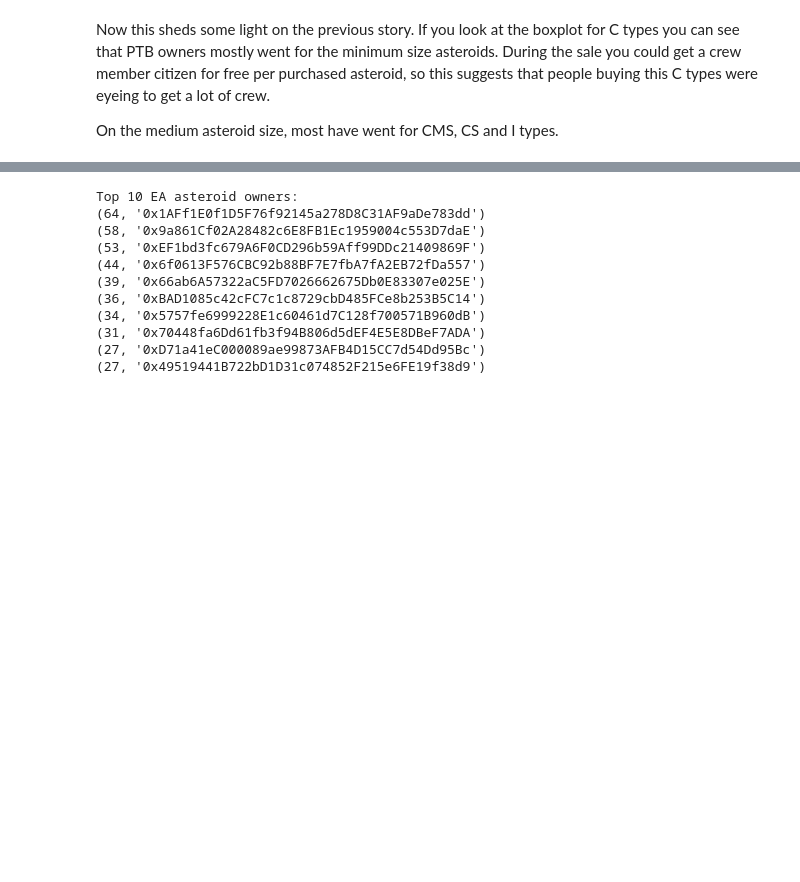
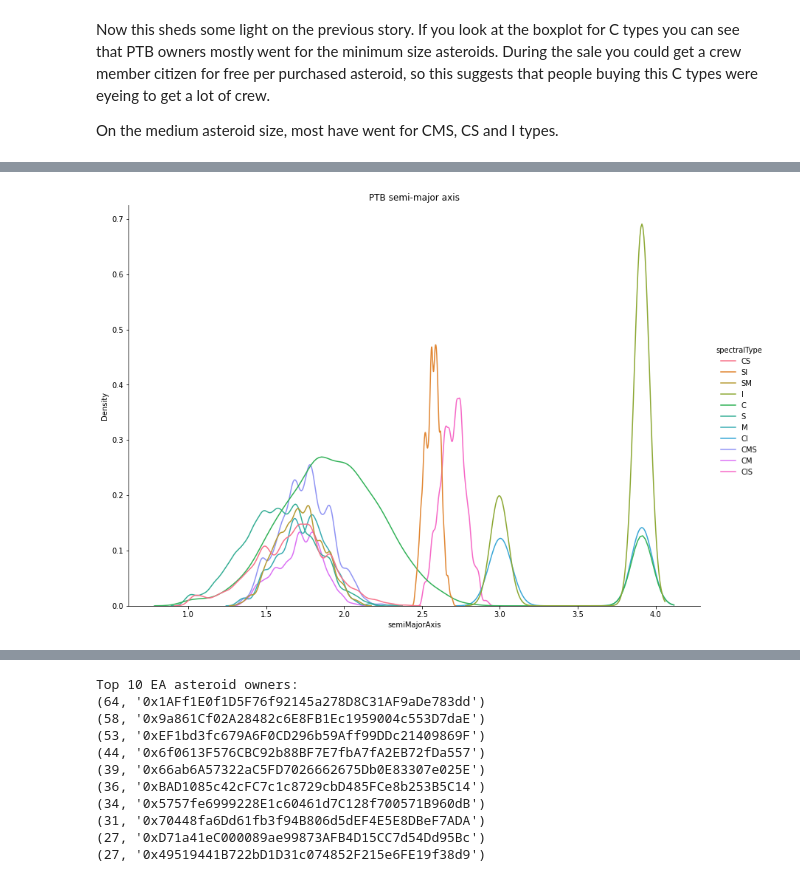
Before and after one commit to MichaelVerdegaal/InfluenceAsteroidVisualization, a Jupyter notebook: ea_vs_populate_the_belt.ipynb, the cells around one changed output, grey strips where cells are left out. Cells and saved outputs as stored; diff of their text form; code cells hidden in the pictures; blank space fills up the shorter version.

```diff
--- a/ea_vs_populate_the_belt.ipynb
+++ b/ea_vs_populate_the_belt.ipynb
@@ -67,3 +89,9 @@ On the medium asteroid size, most have went for CMS, CS and I types.
+# %%
+sns.displot(ptb_df, x='semiMajorAxis', kind='kde', bw_adjust=.5, hue='spectralType', height=8.27, aspect=11.7/8.27)
+plt.title('PTB semi-major axis')
+plt.show()
+# %% [output]
+[figure, added]
 # %%
 ea_whale_addresses = ea_df['owner'].value_counts()
 ea_asteroid_count = ea_whale_addresses.value_counts()
```
Also changed, not shown: parts of 7 cells of this notebook, 1 other file.
